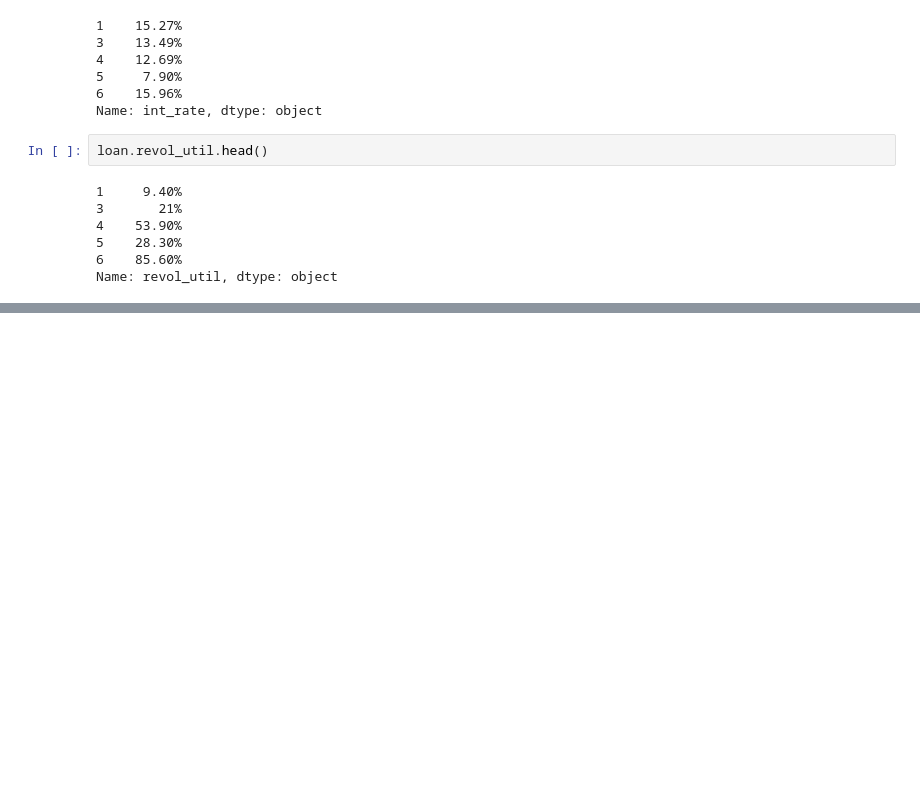
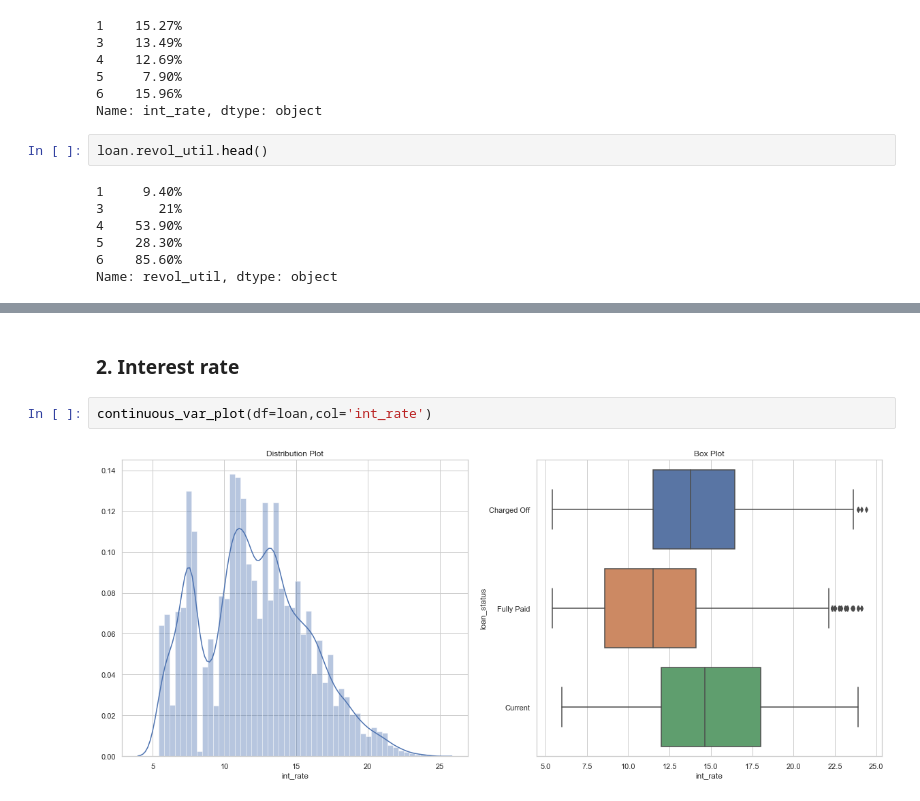
Before and after one commit to ruchirmayank/lendingClub, a Jupyter notebook: Lending Club Assignment.ipynb, the cells around one changed output, grey strips where cells are left out. Cells and saved outputs as stored; diff of their text form; blank space fills up the shorter version.

```diff
--- a/Lending Club Assignment.ipynb
+++ b/Lending Club Assignment.ipynb
@@ -348,0 +461,6 @@ We have cleaned up the data now we should derive certain columns that will help
+# %% [markdown]
+### 2. Interest rate
+# %%
+continuous_var_plot(df=loan,col='int_rate')
+# %% [output]
+[figure, added]
```
Also changed, not shown: parts of 107 cells of this notebook.
